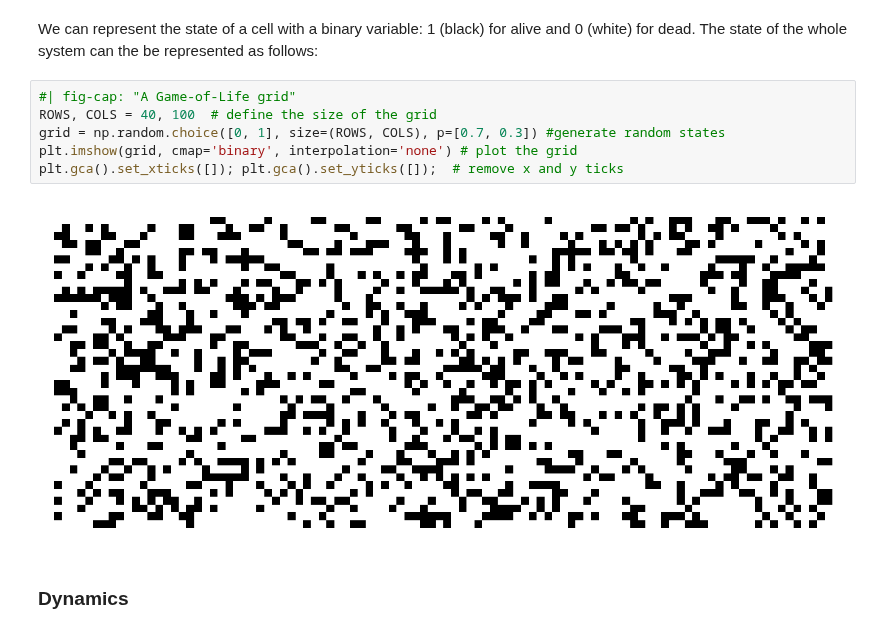
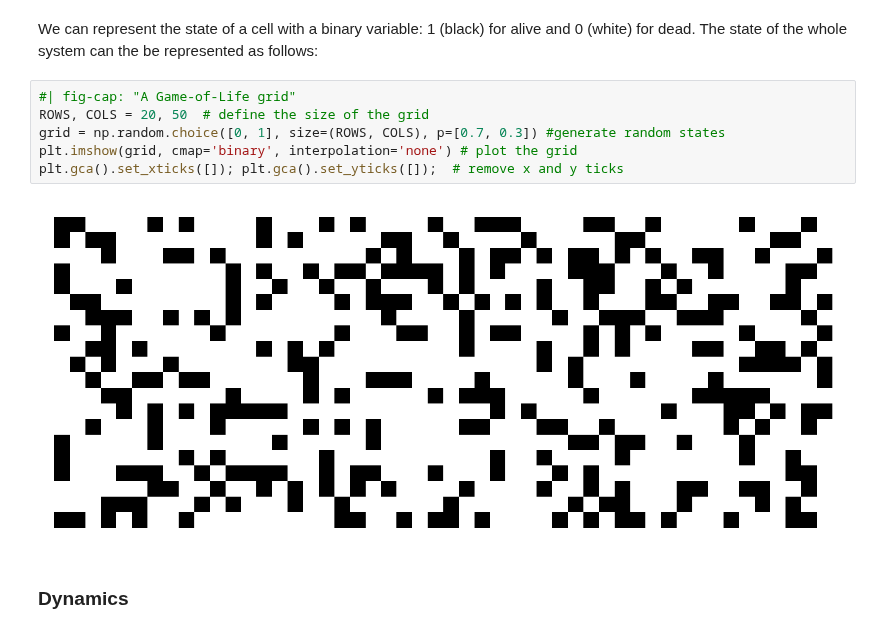
Before and after one commit to wbarfuss/csm-of-hei, a Jupyter notebook: 04.01-BehavioralAgency.ipynb, the cells around one changed output. Cells and saved outputs as stored; diff of their text form.

```diff
--- a/04.01-BehavioralAgency.ipynb
+++ b/04.01-BehavioralAgency.ipynb
@@ -144,12 +135,12 @@ The cells of the cellular automaton can be in one of two states: dead or alive.
 We can represent the state of a cell with a binary variable: 1 (black) for alive and 0 (white) for dead. The state of the whole system can the be represented as follows:
 # %%
 #| fig-cap: "A Game-of-Life grid"
-ROWS, COLS = 40, 100  # define the size of the grid
+ROWS, COLS = 20, 50  # define the size of the grid
 grid = np.random.choice([0, 1], size=(ROWS, COLS), p=[0.7, 0.3]) #generate random states
 plt.imshow(grid, cmap='binary', interpolation='none') # plot the grid
 plt.gca().set_xticks([]); plt.gca().set_yticks([]);  # remove x and y ticks
 # %% [output]
-[figure, old version]
+[figure, new version]
 # %% [markdown]
 ### Dynamics
 # %% [markdown]
```
Also changed, not shown: parts of 45 cells of this notebook, 2 other files.
